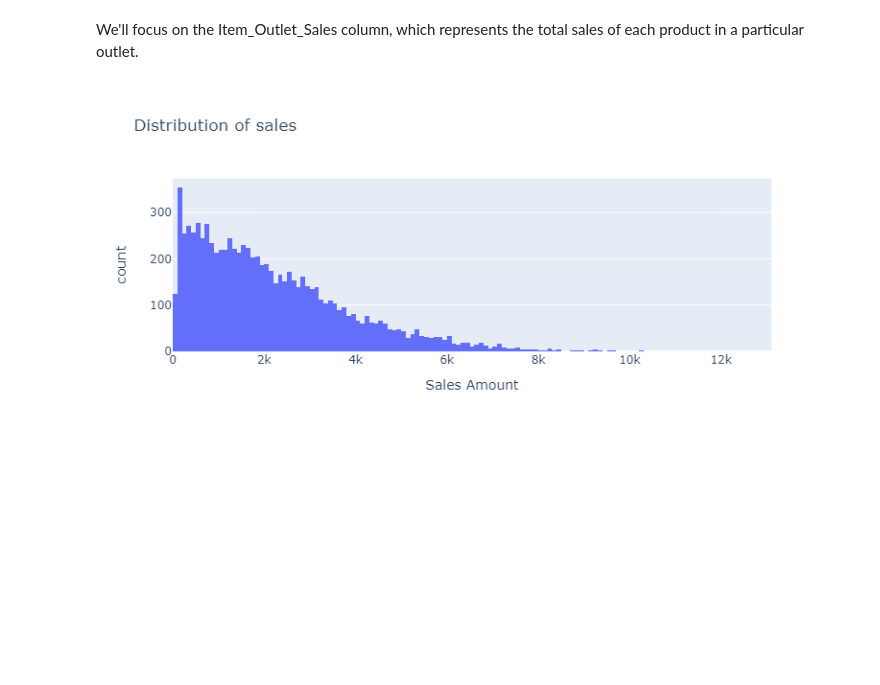
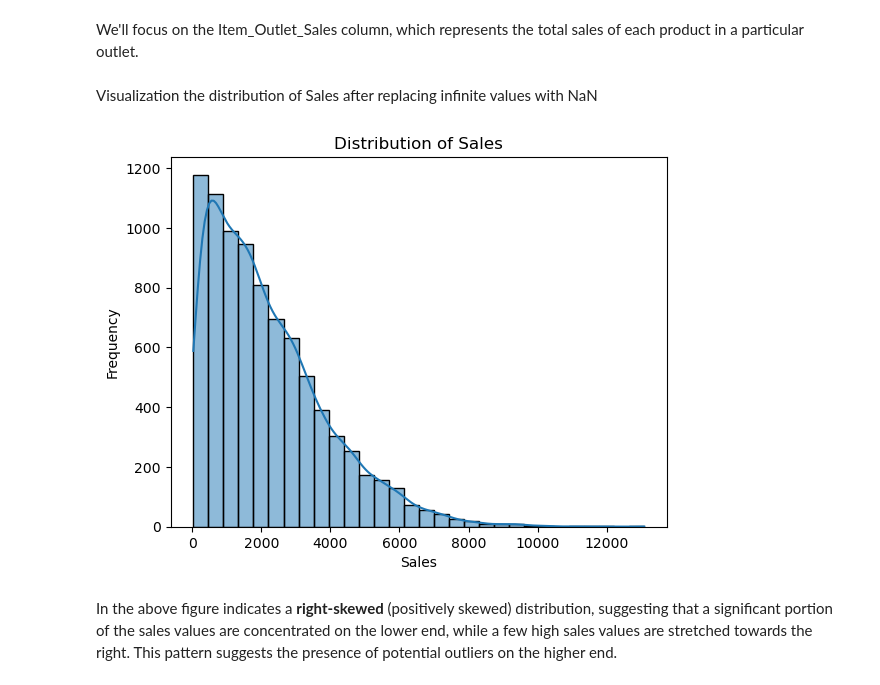
Before and after one commit to sumanshaw9/outliers-detection, a Jupyter notebook: outlier-detection.ipynb, the cells around one changed output. Drawn from its saved outputs; the diff is of its cells as text; code cells hidden in the pictures; blank space fills up the shorter version.

```diff
--- a/outlier-detection.ipynb
+++ b/outlier-detection.ipynb
@@ -83,8 +82,15 @@ We'll focus on the Item_Outlet_Sales column, which represents the total sales of
 # %%
-data_sales = data["Item_Outlet_Sales"]
+data["Item_Outlet_Sales"] = data["Item_Outlet_Sales"].replace([np.inf, -np.inf], np.nan)
+# %% [markdown]
+Visualization the distribution of Sales after replacing infinite values with NaN
 # %%
-fig = px.histogram(data,x=data_sales,title="Distribution of sales")
-fig.update_layout(xaxis_title="Sales Amount")
-fig.show()
+sns.histplot(data,x=data["Item_Outlet_Sales"],kde=True,bins=30)
+plt.title("Distribution of Sales")
+plt.xlabel("Sales")
+plt.ylabel("Frequency")
+plt.savefig("distribution_sales.png")
+plt.show()
 # %% [output]
-[figure, old version]
+[figure, new version]
+# %% [markdown]
+In the above figure indicates a **right-skewed** (positively skewed) distribution, suggesting that a significant portion of the sales values are concentrated on the lower end, while a few high sales values are stretched towards the right. This pattern suggests the presence of potential outliers on the higher end.
```
Also changed, not shown: parts of 30 cells of this notebook, 2 other files.
